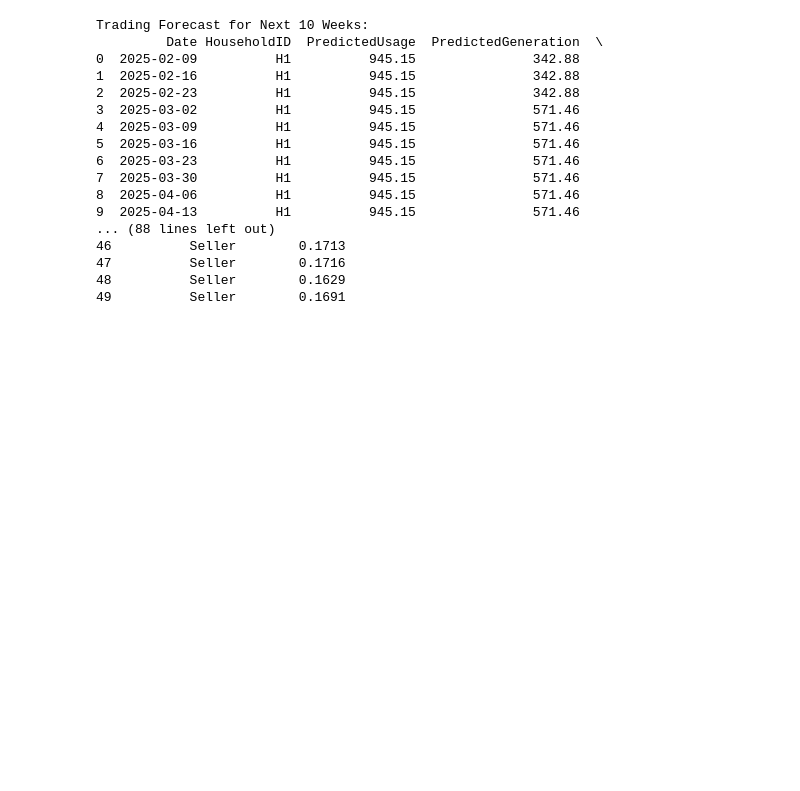
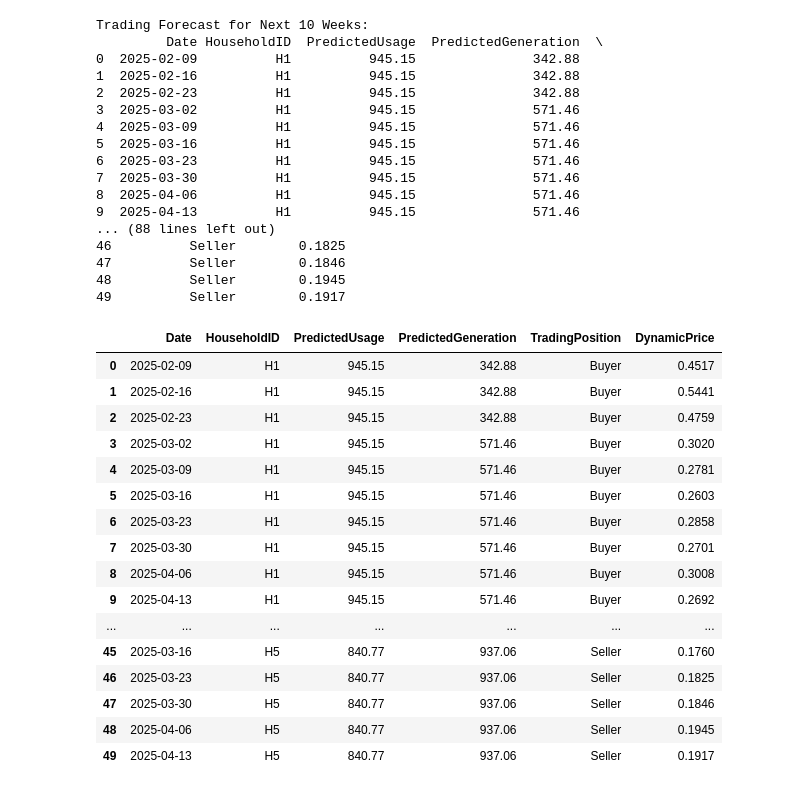
Before and after one commit to akulka404/hack-ncstate25, a Jupyter notebook: notebooks/03_trading_simulation.ipynb, the cells around one changed output. Saved outputs shown, nothing was run; the diff lists cells and outputs as text; code cells hidden in the pictures; blank space fills up the shorter version.

Commit message:
updating models and future data generation

```diff
--- a/notebooks/03_trading_simulation.ipynb
+++ b/notebooks/03_trading_simulation.ipynb
@@ -1,13 +1,3 @@
-# %%
-import pandas as pd
-
-from src.data_processor import DataProcessor
-
-# Load data
-processor = DataProcessor()
-df = processor.load_household_data('../data/sample_household_data.csv')
-for date in df['Date'].unique():
-    week_data = df[df['Date'] == date]
 # %%
 import sys
 import os
@@ -269,4 +277,26 @@ for time in trading_times:
 # %%
+import sys
+import os
+from pathlib import Path
+import tensorflow as tf
+
+# Add parent directory to Python path
+notebook_dir = Path(os.getcwd())
+project_dir = notebook_dir.parent
+sys.path.append(str(project_dir))
+import pandas as pd
+
+from src.data_processor import DataProcessor
+
+# Load data
+processor = DataProcessor()
+df = processor.load_household_data('../data/sample_household_data.csv')
+
+household_models = {}
+for household in df['HouseholdID'].unique():
+    model_path = f'../src/models/saved/model_{household}.keras'
+    household_models[household] = tf.keras.models.load_model(model_path)
+
 def predict_future_weeks(df, household_models, num_weeks=10):
     """Predict energy patterns and trading positions for next n weeks"""
     last_date = pd.to_datetime(df['Date'].max())
@@ -343,7 +373,7 @@ Trading Forecast for Next 10 Weeks:
 8  2025-04-06          H1          945.15               571.46
 9  2025-04-13          H1          945.15               571.46
 ... (88 lines left out)
-46          Seller        0.1713
-47          Seller        0.1716
-48          Seller        0.1629
-49          Seller        0.1691
+46          Seller        0.1825
+47          Seller        0.1846
+48          Seller        0.1945
+49          Seller        0.1917
@@ -351,0 +380,20 @@ future_df.to_csv('../data/future_trading_forecast.csv', index=False)
+# %%
+future_df
+# %% [output]
+|  | Date | HouseholdID | PredictedUsage | PredictedGeneration | TradingPosition | DynamicPrice |
+| 0 | 2025-02-09 | H1 | 945.15 | 342.88 | Buyer | 0.4517 |
+| 1 | 2025-02-16 | H1 | 945.15 | 342.88 | Buyer | 0.5441 |
+| 2 | 2025-02-23 | H1 | 945.15 | 342.88 | Buyer | 0.4759 |
+| 3 | 2025-03-02 | H1 | 945.15 | 571.46 | Buyer | 0.3020 |
+| 4 | 2025-03-09 | H1 | 945.15 | 571.46 | Buyer | 0.2781 |
+| 5 | 2025-03-16 | H1 | 945.15 | 571.46 | Buyer | 0.2603 |
+| 6 | 2025-03-23 | H1 | 945.15 | 571.46 | Buyer | 0.2858 |
+| 7 | 2025-03-30 | H1 | 945.15 | 571.46 | Buyer | 0.2701 |
+| 8 | 2025-04-06 | H1 | 945.15 | 571.46 | Buyer | 0.3008 |
+| 9 | 2025-04-13 | H1 | 945.15 | 571.46 | Buyer | 0.2692 |
+| ... | ... | ... | ... | ... | ... | ... |
+| 45 | 2025-03-16 | H5 | 840.77 | 937.06 | Seller | 0.1760 |
+| 46 | 2025-03-23 | H5 | 840.77 | 937.06 | Seller | 0.1825 |
+| 47 | 2025-03-30 | H5 | 840.77 | 937.06 | Seller | 0.1846 |
+| 48 | 2025-04-06 | H5 | 840.77 | 937.06 | Seller | 0.1945 |
+| 49 | 2025-04-13 | H5 | 840.77 | 937.06 | Seller | 0.1917 |
```
Also changed, not shown: parts of 9 cells of this notebook, 7 other files.
